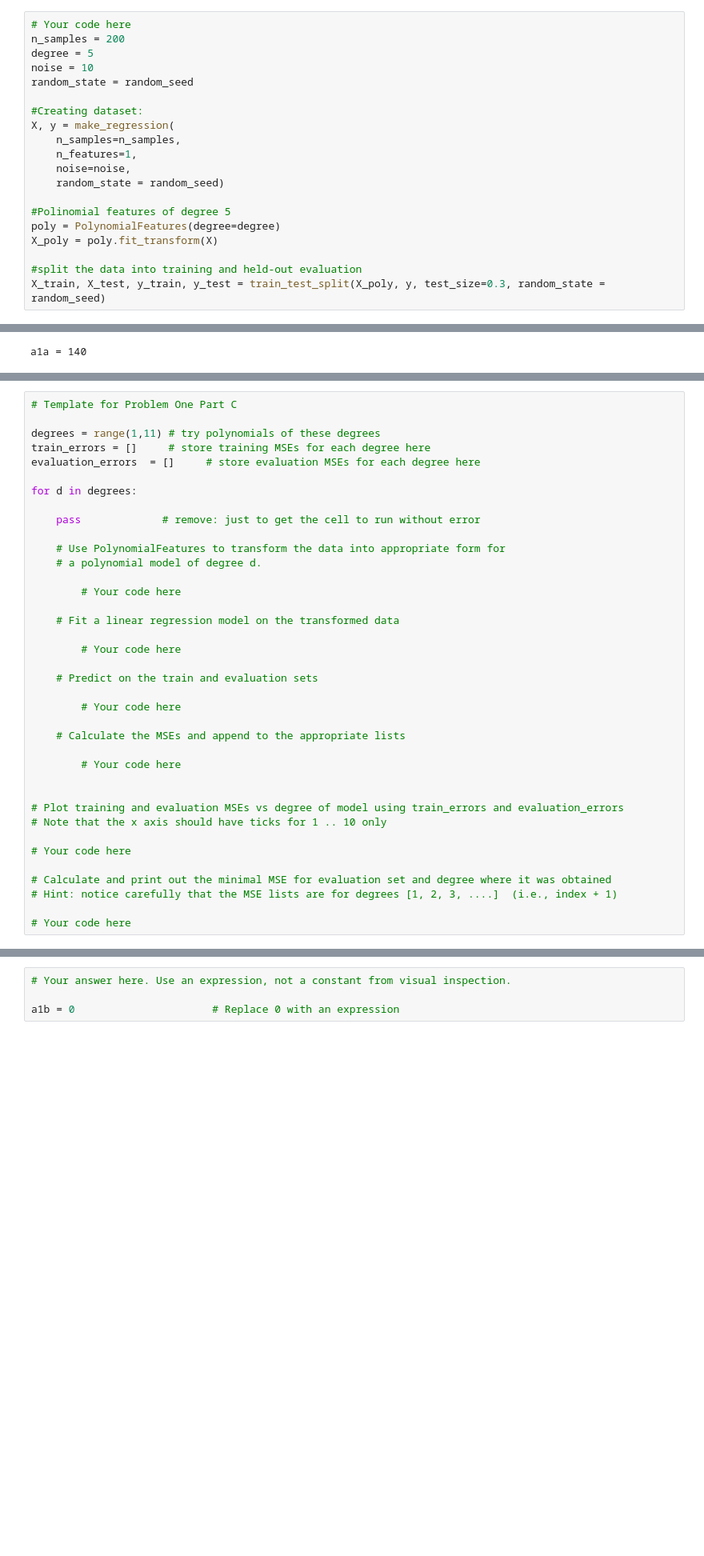
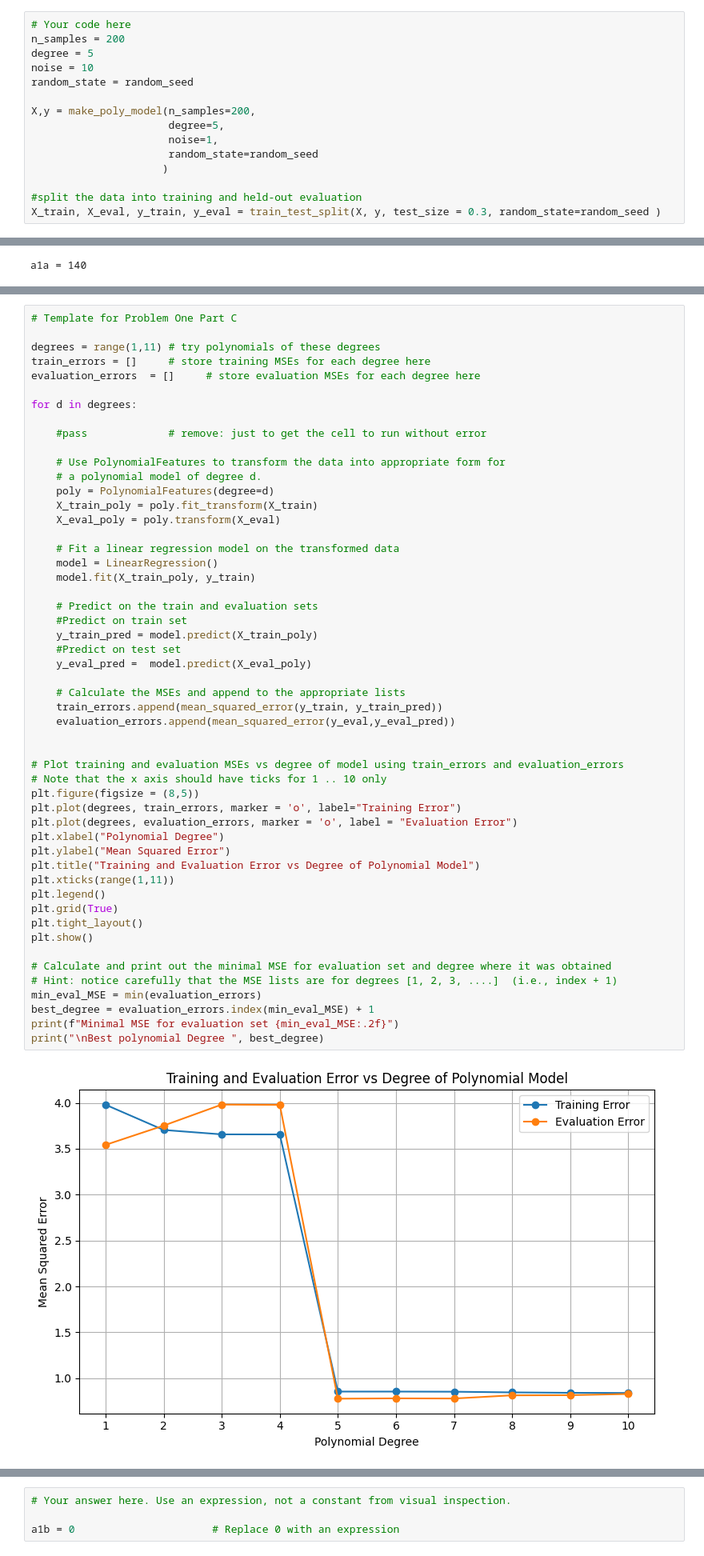
Before and after one commit to Jbaner/Module-3-Assignments, a Jupyter notebook: Homework_03.ipynb, the cells around one changed output, grey strips where cells are left out. Shown at 80% size. Saved outputs shown, nothing was run; the diff lists cells and outputs as text; blank space fills up the shorter version.

```diff
--- a/Homework_03.ipynb
+++ b/Homework_03.ipynb
@@ -140,19 +140,14 @@ degree = 5
 noise = 10
 random_state = random_seed
 
-#Creating dataset:
-X, y = make_regression(
-    n_samples=n_samples,
-    n_features=1,
-    noise=noise,
-    random_state = random_seed)
-
-#Polinomial features of degree 5
-poly = PolynomialFeatures(degree=degree)
-X_poly = poly.fit_transform(X)
+X,y = make_poly_model(n_samples=200,
+                      degree=5,
+                      noise=1,
+                      random_state=random_seed
+                     )
 
 #split the data into training and held-out evaluation
-X_train, X_test, y_train, y_test = train_test_split(X_poly, y, test_size=0.3, random_state = random_seed)
+X_train, X_eval, y_train, y_eval = train_test_split(X, y, test_size = 0.3, random_state=random_seed )
 # %% [markdown]
 ### Graded Question
 
@@ -181,38 +176,54 @@ In the remaining parts of the problem, you will answer questions about this plot
 # %%
 # Template for Problem One Part C
 
 degrees = range(1,11) # try polynomials of these degrees
 train_errors = []     # store training MSEs for each degree here
 evaluation_errors  = []     # store evaluation MSEs for each degree here
 
 for d in degrees:
 
-    pass             # remove: just to get the cell to run without error
+    #pass             # remove: just to get the cell to run without error
 
     # Use PolynomialFeatures to transform the data into appropriate form for
     # a polynomial model of degree d.
-
-        # Your code here
+    poly = PolynomialFeatures(degree=d)
+    X_train_poly = poly.fit_transform(X_train)
+    X_eval_poly = poly.transform(X_eval)
 
     # Fit a linear regression model on the transformed data
-
-        # Your code here
+    model = LinearRegression()
+    model.fit(X_train_poly, y_train)
 
     # Predict on the train and evaluation sets
-
-        # Your code here
+    #Predict on train set
+    y_train_pred = model.predict(X_train_poly)
+    #Predict on test set
+    y_eval_pred =  model.predict(X_eval_poly)
 
     # Calculate the MSEs and append to the appropriate lists
-
-        # Your code here
+    train_errors.append(mean_squared_error(y_train, y_train_pred))
+    evaluation_errors.append(mean_squared_error(y_eval,y_eval_pred))
 
 
 # Plot training and evaluation MSEs vs degree of model using train_errors and evaluation_errors
 # Note that the x axis should have ticks for 1 .. 10 only
-
-# Your code here
+plt.figure(figsize = (8,5))
+plt.plot(degrees, train_errors, marker = 'o', label="Training Error")
+plt.plot(degrees, evaluation_errors, marker = 'o', label = "Evaluation Error")
+plt.xlabel("Polynomial Degree")
+plt.ylabel("Mean Squared Error")
+plt.title("Training and Evaluation Error vs Degree of Polynomial Model")
+plt.xticks(range(1,11))
+plt.legend()
+plt.grid(True)
+plt.tight_layout()
+plt.show()
 
 # Calculate and print out the minimal MSE for evaluation set and degree where it was obtained
 # Hint: notice carefully that the MSE lists are for degrees [1, 2, 3, ....]  (i.e., index + 1)
-
-# Your code here
+min_eval_MSE = min(evaluation_errors)
+best_degree = evaluation_errors.index(min_eval_MSE) + 1
+print(f"Minimal MSE for evaluation set {min_eval_MSE:.2f}")
+print("\nBest polynomial Degree ", best_degree)
+# %% [output]
+[figure, added]
```
Also changed, not shown: parts of 2 cells of this notebook.
